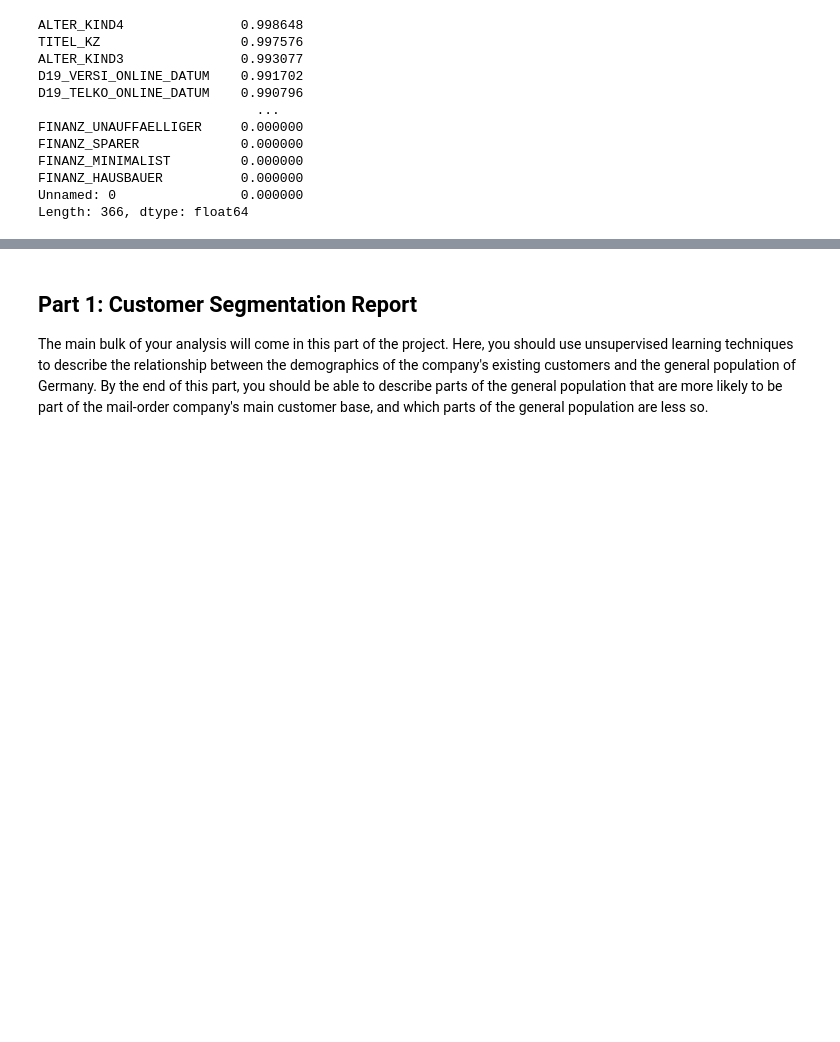
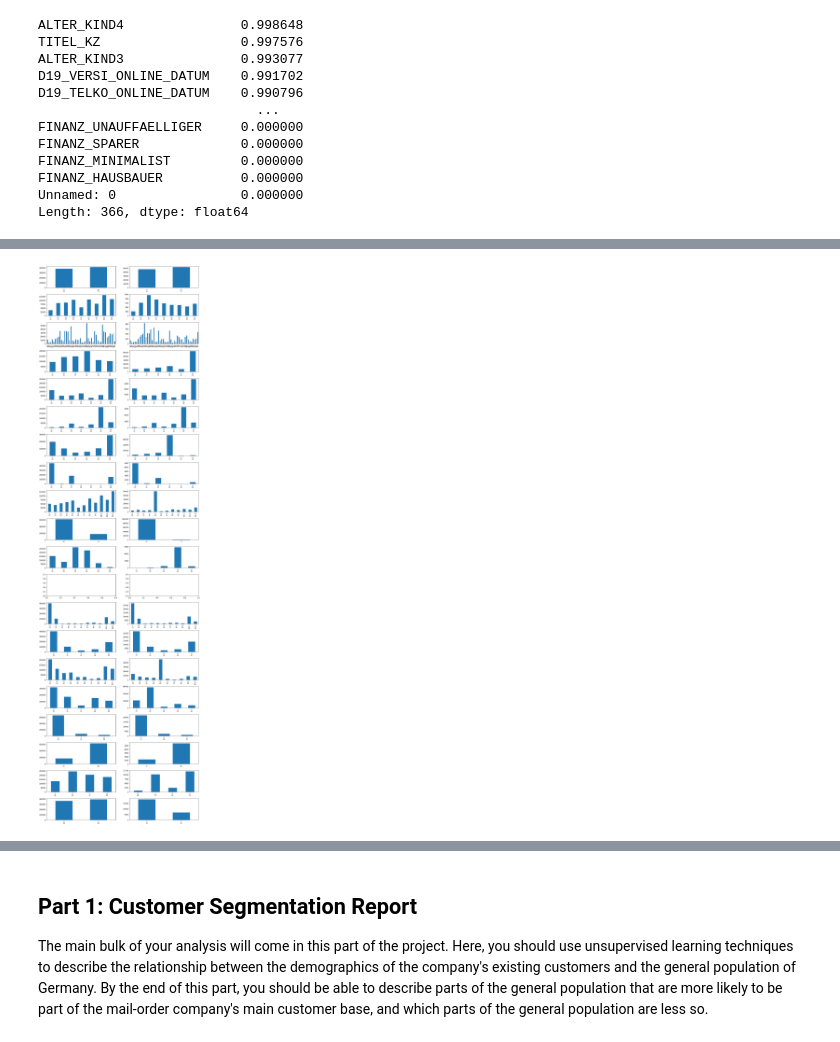
Before and after one commit to wanlipu/arvato, a Jupyter notebook: Arvato_Project_Workbook.ipynb, the cells around one changed output, grey strips where cells are left out. Cells and saved outputs as stored; diff of their text form; code cells hidden in the pictures; blank space fills up the shorter version.

```diff
--- a/Arvato_Project_Workbook.ipynb
+++ b/Arvato_Project_Workbook.ipynb
@@ -247,0 +359,3 @@ Length: 366, dtype: float64
+# %%
+# reload processed data
+azdias_select_cols_rows = pd.read_csv('./data/Udacity_AZDIAS_052018_select_cols_rows.csv', sep=';')
@@ -247,0 +374,14 @@ Length: 366, dtype: float64
+# %%
+categorical_columns = list(azdias_attribute_info[azdias_attribute_info.type=='categorical'].attribute.values)
+categorical_columns = [col for col in categorical_columns if col not in columns_nan_to_drop]
+# categorical_columns
+# %%
+col_num = min(20, len(categorical_columns))
+fig, axes = plt.subplots(nrows=col_num, ncols=2, figsize=(16, 3*col_num), gridspec_kw={'hspace': 0.3, 'wspace': 0.2})
+for idx, col in enumerate(categorical_columns[:col_num]):
+#     print (col)
+    if azdias_select_cols_dropped_rows[col].isnull().sum() / len(azdias_select_cols_dropped_rows) < 0.99:
+        ax1 = azdias_select_cols_rows[col].value_counts().sort_index().plot(kind='bar', ax=axes[idx, 0])
+        ax2 = azdias_select_cols_dropped_rows[col].value_counts().sort_index().plot(kind='bar', ax=axes[idx, 1])
+# %% [output]
+[figure, added]
```
Also changed, not shown: parts of 47 cells of this notebook.
